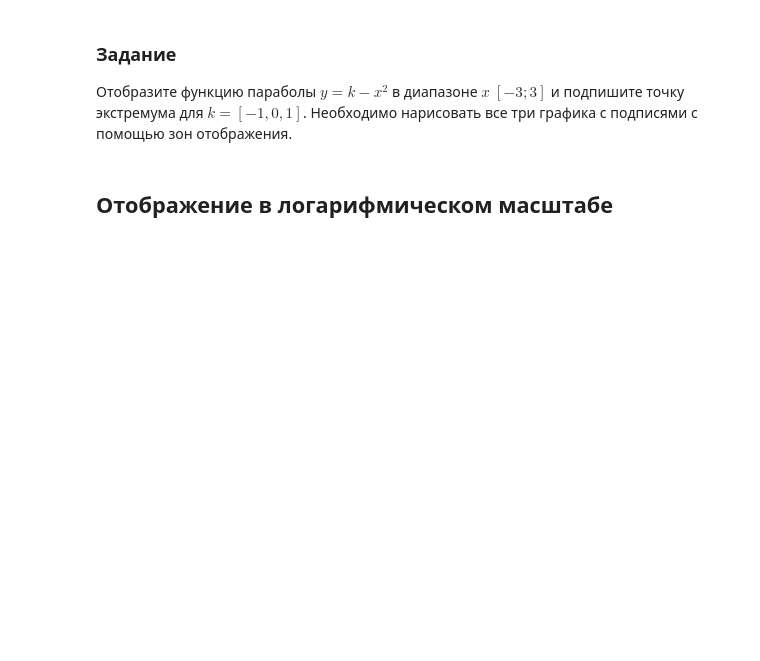
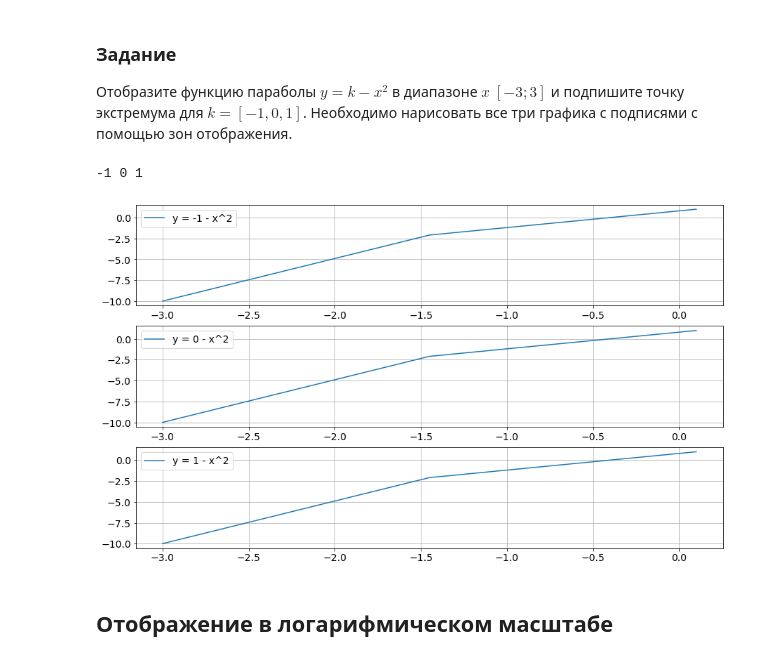
Before and after one commit to huhaoran0/5496-huhaoran, a Jupyter notebook: 02_Matplotlib.ipynb, the cells around one changed output. Saved outputs shown, nothing was run; the diff lists cells and outputs as text; code cells hidden in the pictures; blank space fills up the shorter version.

```diff
--- a/02_Matplotlib.ipynb
+++ b/02_Matplotlib.ipynb
@@ -358,6 +364,33 @@ plt.show()
 ### Задание
 
 Отобразите функцию параболы $y=k-x^2$ в диапазоне $x$ $[-3; 3]$ и подпишите точку экстремума для $k = [-1, 0, 1]$. Необходимо нарисовать все три графика с подписями с помощью зон отображения.
+# %%
+import matplotlib as mpl
+from matplotlib import pyplot as plt
+import numpy as np
+
+def f(t):
+    return k - x**2
+
+x = np.linspace(-3, 0.1, 3)
+k = [-1, 0, 1]
+print(k[0], k[1], k[2])
+fig, ax = plt.subplots(nrows = 3, ncols = 1, squeeze=False)
+
+ax[0,0].plot(x, f(k[0]), label = 'y = -1 - x^2')
+ax[0,0].grid(True)
+ax[0,0].legend()
+ax[1,0].plot(x, f(k[1]), label = 'y = 0 - x^2')
+ax[1,0].grid(True)
+ax[1,0].legend()
+ax[2,0].plot(x, f(k[2]), label = 'y = 1 - x^2')
+ax[2,0].grid(True)
+ax[2,0].legend()
+
+plt.show()
+# %% [output]
+-1 0 1
+[figure, added]
 # %% [markdown]
 ## Отображение в логарифмическом масштабе
 # %% [markdown]
```
Also changed, not shown: parts of 3 cells of this notebook.
